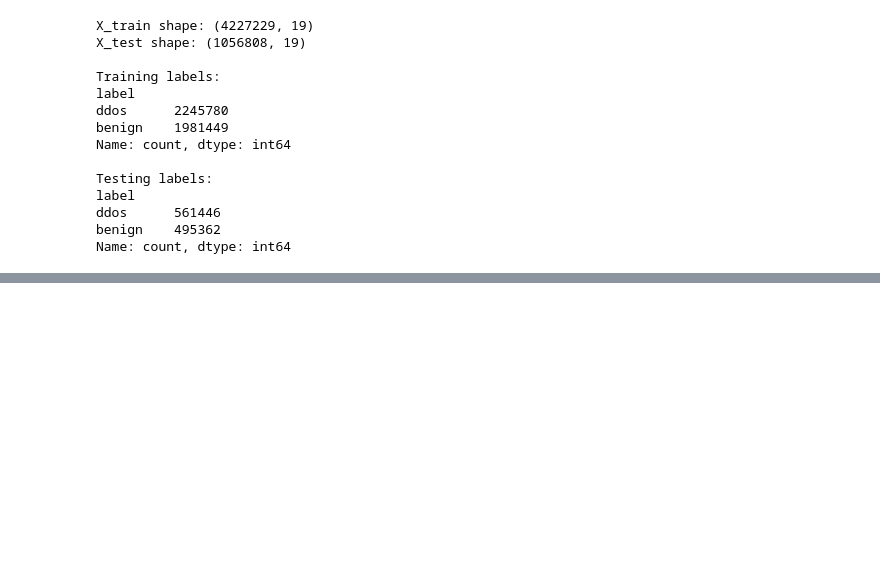
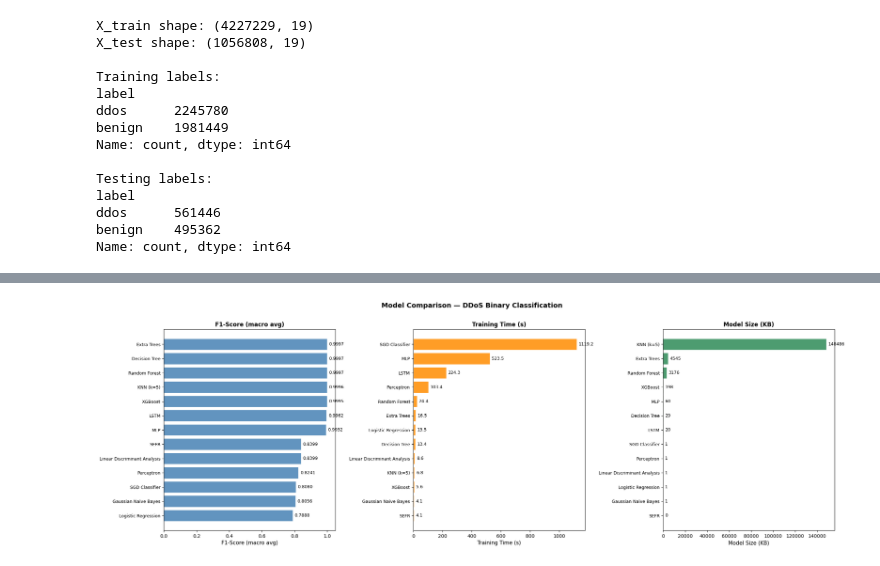
Before and after one commit to samiachoueiri/DDoS_ML, a Jupyter notebook: training/training.ipynb, the cells around one changed output, grey strips where cells are left out. Drawn from its saved outputs; the diff is of its cells as text; code cells hidden in the pictures; blank space fills up the shorter version.

Commit message:
training

```diff
--- a/training/training.ipynb
+++ b/training/training.ipynb
@@ -610,0 +1369,18 @@ weighted avg       1.00      1.00      1.00   1056808
+# %%
+import pandas as pd
+import matplotlib.pyplot as plt
+
+results_df = pd.DataFrame(results).sort_values("F1-Score", ascending=False).reset_index(drop=True)
+
+print("=" * 90)
+print(f"{'Model':<30} {'Accuracy':>9} {'Precision':>10} {'Recall':>8} {'F1':>8} "
+      f"{'Train(s)':>10} {'Pred(s)':>8} {'Size(KB)':>10}")
+print("=" * 90)
+for _, row in results_df.iterrows():
+    print(f"{row['Model']:<30} {row['Accuracy']:>9.4f} {row['Precision']:>10.4f} "
+          f"{row['Recall']:>8.4f} {row['F1-Score']:>8.4f} "
+          f"{row['Train Time (s)']:>10.1f} {row['Pred Time (s)']:>8.3f} "
+          f"{row['Model Size (KB)']:>10.1f}")
+print("=" * 90)
+
+display(results_df)
@@ -610,0 +1419,24 @@ weighted avg       1.00      1.00      1.00   1056808
+# %%
+fig, axes = plt.subplots(1, 3, figsize=(22, max(6, len(results) * 0.55)))
+
+metrics = [
+    ("F1-Score",       "steelblue",  "F1-Score (macro avg)",     "%.4f", (0, 1.05)),
+    ("Train Time (s)", "darkorange", "Training Time (s)",         "%.1f",  None),
+    ("Model Size (KB)","seagreen",   "Model Size (KB)",           "%.0f",  None),
+]
+
+for ax, (metric, color, title, fmt, xlim) in zip(axes, metrics):
+    df_s = results_df.sort_values(metric, ascending=True)
+    bars = ax.barh(df_s["Model"], df_s[metric], color=color, alpha=0.85, edgecolor="white")
+    ax.bar_label(bars, fmt=fmt, padding=4, fontsize=9)
+    ax.set_xlabel(title, fontsize=11)
+    ax.set_title(title, fontsize=12, fontweight="bold")
+    ax.tick_params(axis="y", labelsize=9)
+    if xlim:
+        ax.set_xlim(*xlim)
+
+plt.suptitle("Model Comparison — DDoS Binary Classification", fontsize=14, fontweight="bold", y=1.01)
+plt.tight_layout()
+plt.show()
+# %% [output]
+[figure, added]
```
Also changed, not shown: parts of 50 cells of this notebook, 1 other file.
